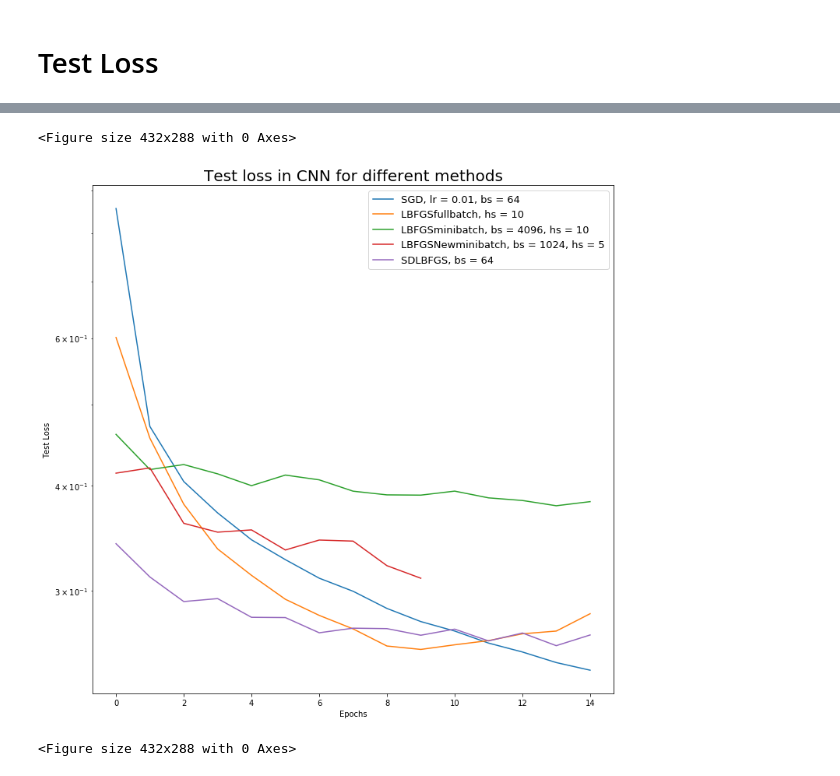
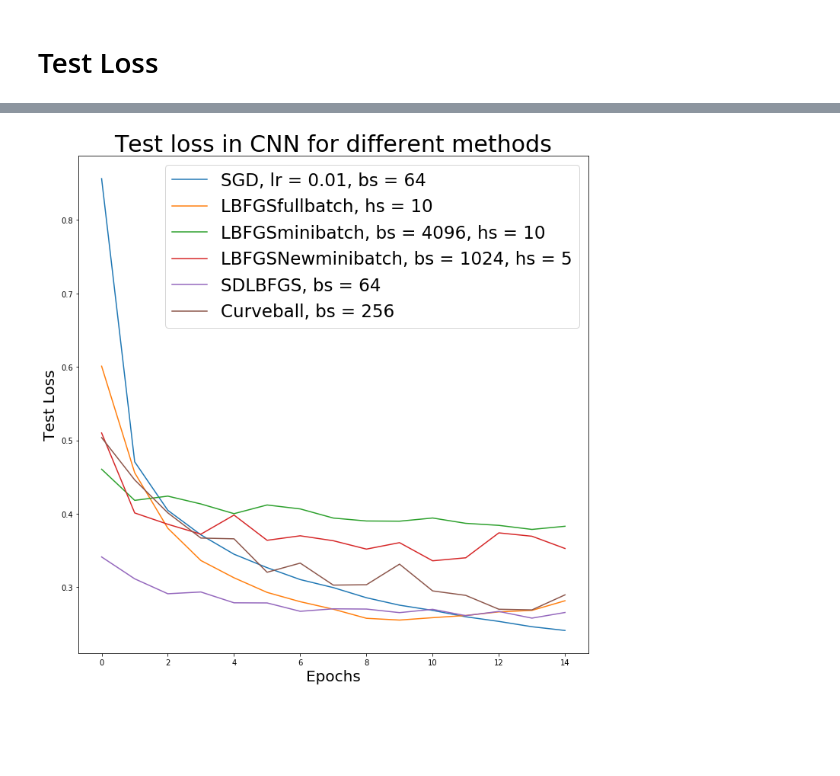
Before and after one commit to JoachimLandtmeters/OptMLproject, a Jupyter notebook: Hyperparameters_optimization_results/Plots/FashionMNIST/CNN/plots_FashionMNIST_CNN.ipynb, the cells around one changed output, grey strips where cells are left out. Drawn from its saved outputs; the diff is of its cells as text; code cells hidden in the pictures; blank space fills up the shorter version.

Commit message:
new plots

```diff
--- a/Hyperparameters_optimization_results/Plots/FashionMNIST/CNN/plots_FashionMNIST_CNN.ipynb
+++ b/Hyperparameters_optimization_results/Plots/FashionMNIST/CNN/plots_FashionMNIST_CNN.ipynb
@@ -12,9 +13,9 @@ np.shape(testacc)
 # %%
-methods = ["SGD","LBFGSfullbatch","LBFGSminibatch","LBFGSNewminibatch","SDLBFGS"]
+methods = ["SGD","LBFGSfullbatch","LBFGSminibatch","LBFGSNewminibatch","SDLBFGS", "Curveball"]
 
-bs_grid = [64,0,4096,1024,64]
-hs_grid = [0,10,10,5,0]
-epochs = [15, 15, 15, 10, 15]
+bs_grid = [64,0,4096,1024,64,256]
+hs_grid = [0,10,10,5,0,0]
+epochs = [15, 15, 15, 15, 15,15]
 # %%
 testacc[0,0:15]
 # %% [output]
@@ -129,5 +124,5 @@ plt.figure (2)
 # %%
-for i in range(5):
+for i in range(6):
     bs = bs_grid[i]
     hs = hs_grid[i]
     meth = methods[i]
@@ -144,10 +139,9 @@ for i in range(5):
         plt.plot(trainloss[i,0:epochs[i]],label='{}, hs = {}'.format(meth,hs))
     else:
         plt.plot(trainloss[i,0:epochs[i]],label='{}'.format(meth))
-plt.xlabel('Epochs')
-plt.ylabel('Train Loss')
-plt.title('Train loss in CNN for different methods',fontsize = 20)
-plt.legend(fontsize = 13)
+plt.xlabel('Epochs',fontsize = 20)
+plt.ylabel('Train Loss',fontsize = 20)
+plt.title('Train loss in CNN for different methods',fontsize = 30)
+plt.legend(fontsize = 23)
 plt.savefig("train_loss_cnn.jpg")
-plt.figure (2)
 # %% [output]
@@ -159,7 +151,7 @@ plt.figure (2)
 # %%
 testloss = np.loadtxt("Test_loss.txt")
 # %%
-for i in range(5):
+for i in range(6):
     bs = bs_grid[i]
     hs = hs_grid[i]
     meth = methods[i]
@@ -176,10 +168,9 @@ for i in range(5):
         plt.semilogy(testloss[i,0:epochs[i]],label='{}, hs = {}'.format(meth,hs))
     else:
         plt.semilogy(testloss[i,0:epochs[i]],label='{}'.format(meth))
-plt.xlabel('Epochs')
-plt.ylabel('Test Loss')
-plt.title('Test loss in CNN for different methods',fontsize = 20)
-plt.legend(fontsize = 13)
+plt.xlabel('Epochs',fontsize = 20)
+plt.ylabel('Test Loss',fontsize = 20)
+plt.title('Test loss in CNN for different methods',fontsize = 30)
+plt.legend(fontsize = 23)
 plt.savefig("test_loss_semilogy_cnn.jpg")
-plt.figure (2)
 # %% [output]
@@ -189,28 +178,25 @@ plt.figure (2)
 # %%
-for i in range(5):
+for i in range(6):
     bs = bs_grid[i]
     hs = hs_grid[i]
     meth = methods[i]
     plt.figure(1, figsize = (12,12))
     if i ==0:
         lr = 0.01
-        plt.semilogy(trainloss[i,0:epochs[i]],label='{}, lr = {}, bs = {}'.format(meth,lr,bs))
+        plt.plot(trainloss[i,0:epochs[i]],label='{}, lr = {}, bs = {}'.format(meth,lr,bs))
 
     elif bs != 0 and hs !=0:
         plt.plot(testloss[i,0:epochs[i]],label='{}, bs = {}, hs = {}'.format(meth,bs,hs))
     elif bs != 0:
         plt.plot(testloss[i,0:epochs[i]],label='{}, bs = {}'.format(meth,bs))
     elif hs != 0:
         plt.plot(testloss[i,0:epochs[i]],label='{}, hs = {}'.format(meth,hs))
     else:
         plt.plot(testloss[i,0:epochs[i]],label='{}'.format(meth))
-plt.xlabel('Epochs')
-plt.ylabel('Test Loss')
-plt.title('Test loss in CNN for different methods',fontsize = 20)
-plt.legend(fontsize = 13)
+plt.xlabel('Epochs',fontsize = 20)
+plt.ylabel('Test Loss',fontsize = 20)
+plt.title('Test loss in CNN for different methods',fontsize = 30)
+plt.legend(fontsize = 23)
 plt.savefig("test_loss_cnn.jpg")
-plt.figure (2)
 # %% [output]
-<Figure size 432x288 with 0 Axes>
-[figure, old version]
+[figure, new version]
-<Figure size 432x288 with 0 Axes>
```
Also changed, not shown: parts of 8 cells of this notebook, 10 other files.
